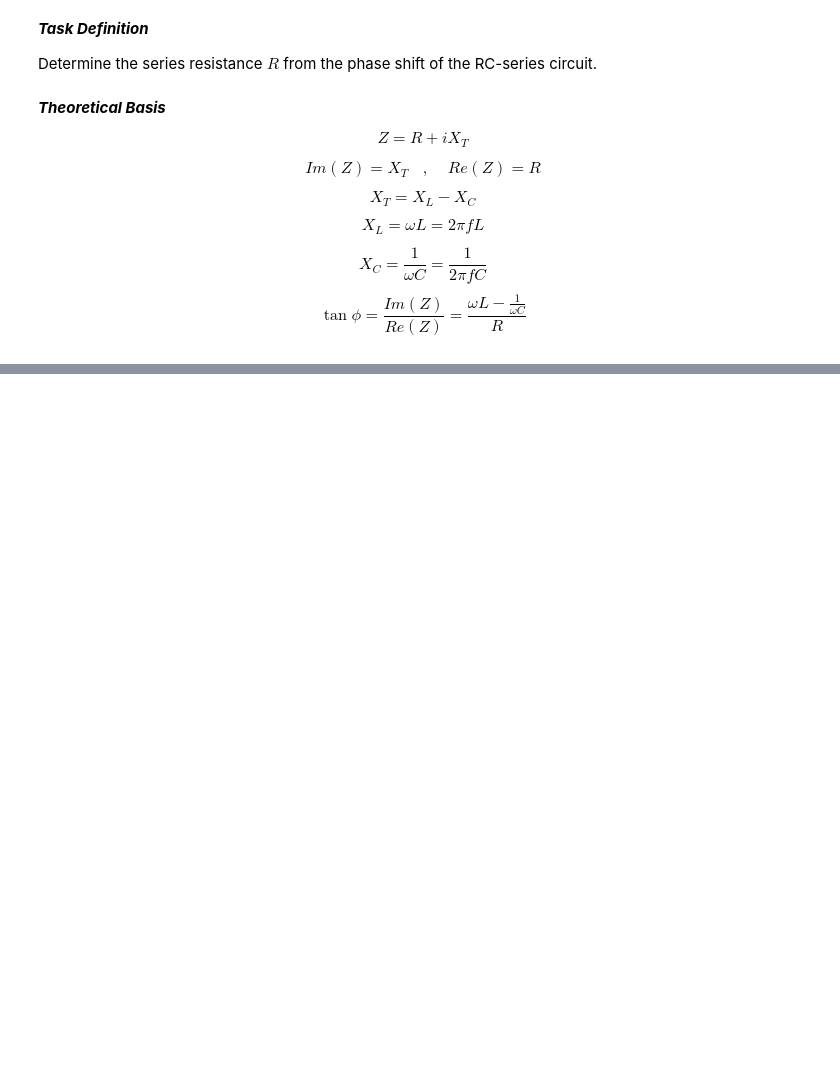
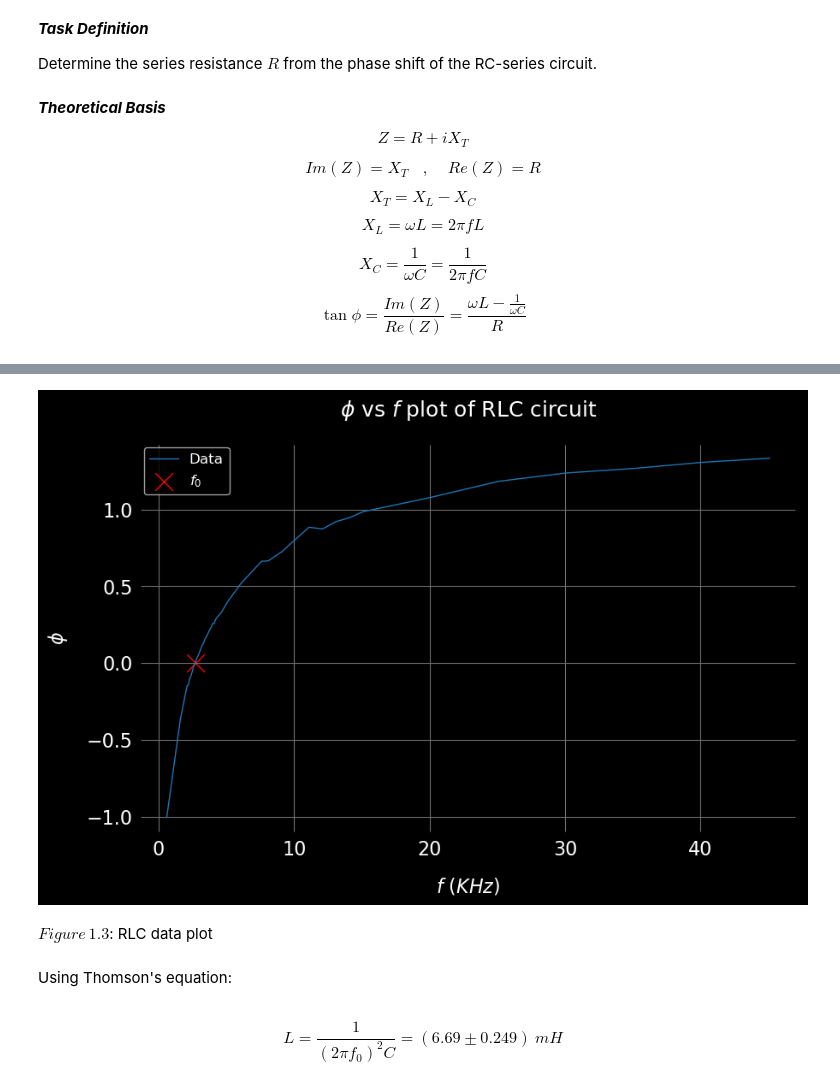
Before and after one commit to edhar98/Lab2, a Jupyter notebook: E11/E11e.ipynb, the cells around one changed output, grey strips where cells are left out. Cells and saved outputs as stored; diff of their text form; code cells hidden in the pictures; blank space fills up the shorter version.

```diff
--- a/E11/E11e.ipynb
+++ b/E11/E11e.ipynb
@@ -456,24 +236,0 @@ Fit this model curve to the measured data. Determine $L$, $C$, $R_{sp}$ and $R_d
-# %%
-parallel_path = data_dir + "Parallel/"
-df_l = []
-R_d_l = []
-phi_l = []
-f_l = []
-V_G_l =[]
-V_d_l = []
-
-for path in os.listdir(parallel_path):
-    file_path = os.path.join(parallel_path,path)
-    if os.path.isfile(file_path):
-        df = pd.read_csv(file_path).dropna()
-        df.drop(df[df.iloc[:,1] < 1001].index, inplace=True)
-        df.sort_values(by=df.columns[1])
-        f_l.append(np.array(df.iloc[:,1]))
-        V_d_l.append(np.array(df.iloc[:,2]))
-        V_G_l.append(np.array(df.iloc[:,3]))
-        phi_l.append(np.array(df.iloc[:,4]))
-        df_l.append(df)
-        R_d_l.append(int(path[:-7])) # take the name of the file
-
-sorted_lists = sorted(zip(R_d_l, f_l, V_d_l, V_G_l, phi_l, df_l))
-R_d_l, f_l, V_d_l, V_G_l, phi_l, df_l = zip(*sorted_lists)
@@ -586,0 +245,23 @@ dy(Lx('\\begin{center}\n' + table + '\n\end{center}'))
+# %%
+x_data = f_l[2]*1e3 #(KHZ -> Hz)
+y_data = phi_l[2]
+ind = np.where(y_data == 0)[0][0]
+f_0 = x_data[ind]
+L_i = 1/((2*np.pi*f_0)**2 * C)
+u_L_i = np.sqrt((2*L_i/f_0*u_f)**2 + (L_i/C*u_C)**2)
+plt.plot(x_data*1e-3, y_data, label='Data')  # Plot the data points
+plt.scatter(f_0*1e-3, y_data[ind], color='r',label=r'$f_0$', marker='x')
+plt.xlabel(r'$f$ ($KHz$)')
+plt.ylabel(r'$\phi$')
+plt.title('$\phi$ vs $f$ plot of RLC circuit')
+plt.legend()
+plt.grid(True)
+plt.show()
+dy(Lx(r'$Figure\, 1.3 $: RLC data plot'))
+dy(Lx(r"Using Thomson's equation: "))
+dy(Lx(r'$$L = \frac{1}{(2\pi f_0)^2 C} = (%.2f \pm %.3f) ~mH$$' % (L_i*1e3, u_L_i*1e3)))
+# %% [output]
+[figure, added]
+$Figure\, 1.3 $: RLC data plot
+Using Thomson's equation:
+$$L = \frac{1}{(2\pi f_0)^2 C} = (6.69 \pm 0.249) ~mH$$
```
Also changed, not shown: parts of 34 cells of this notebook.
